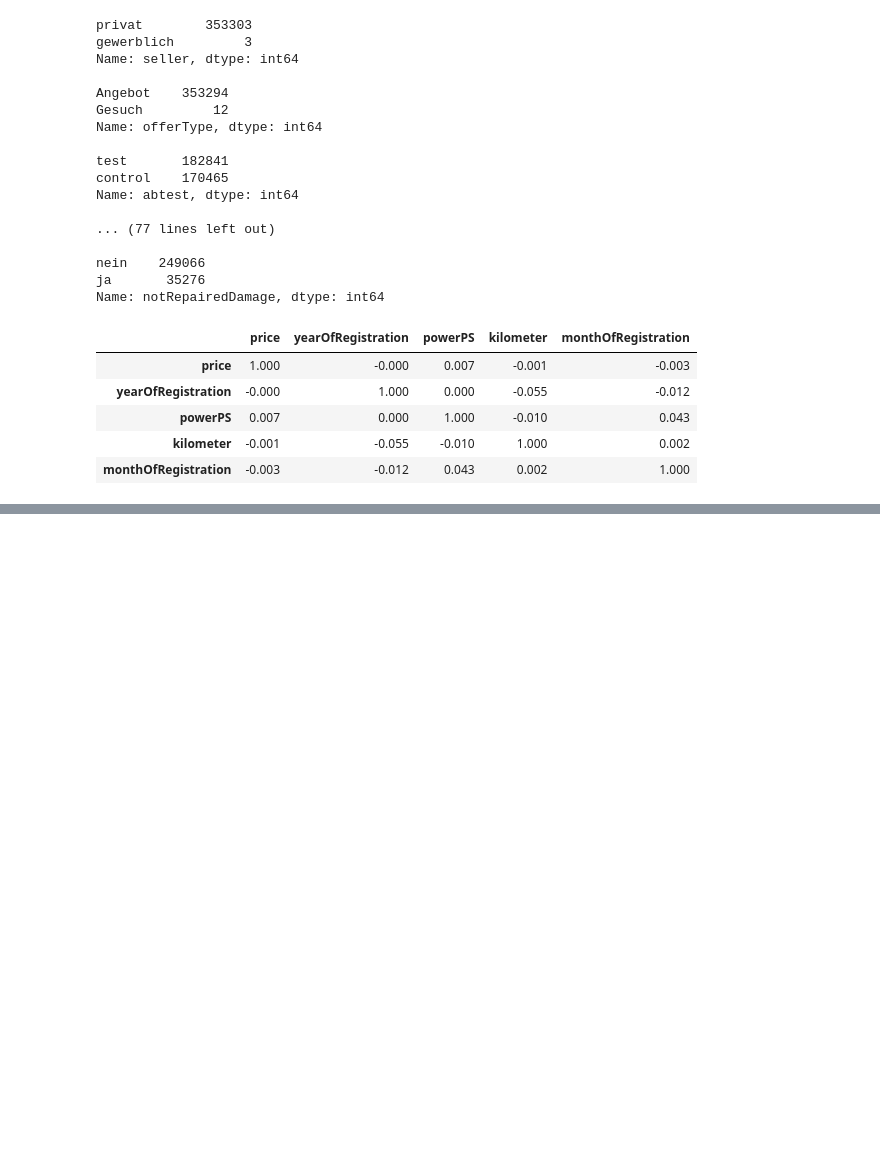
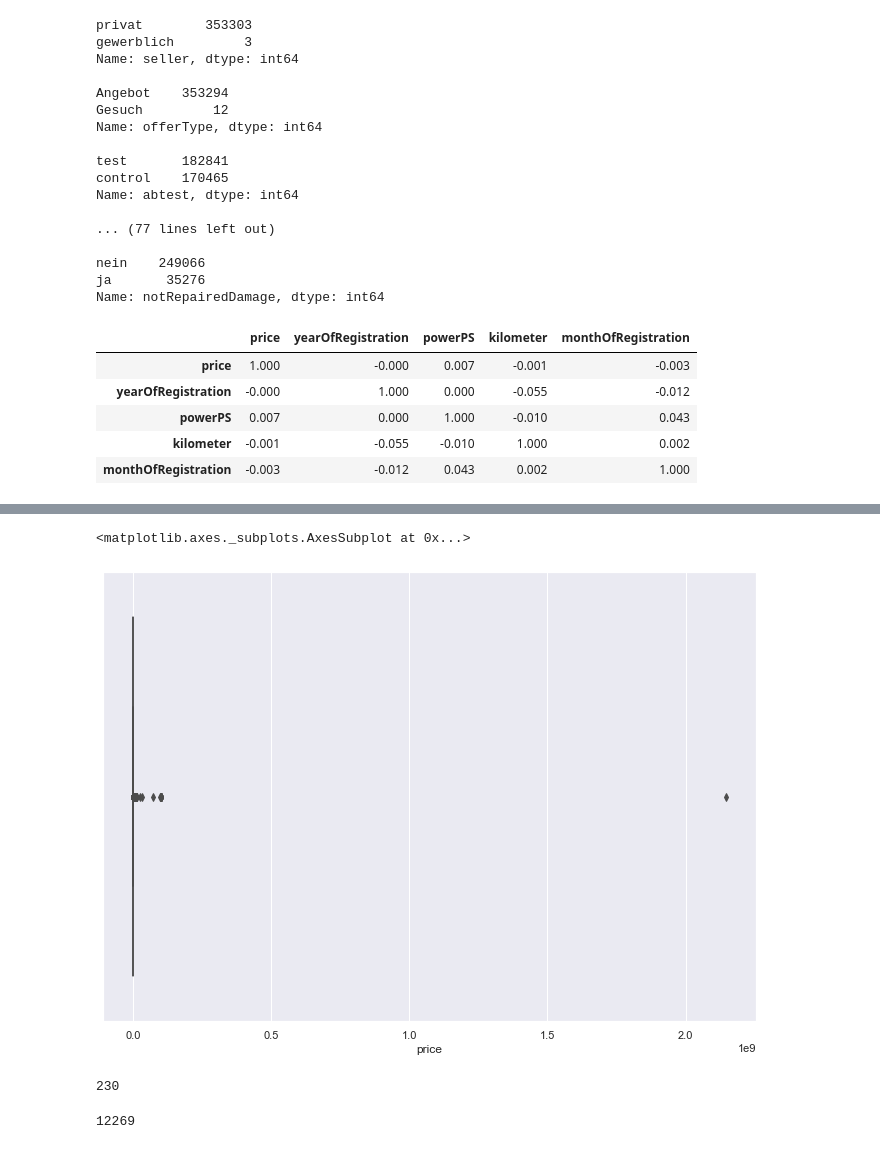
Before and after one commit to ketan9808/ML_Car_price_prediction, a Jupyter notebook: Car_price_prediction.ipynb, the cells around one changed output, grey strips where cells are left out. Cells and saved outputs as stored; diff of their text form; code cells hidden in the pictures; blank space fills up the shorter version.

```diff
--- a/Car_price_prediction.ipynb
+++ b/Car_price_prediction.ipynb
@@ -134,0 +224,14 @@ correlation
+# %%
+sns.boxplot(x = cars.price)
+# %% [output]
+<matplotlib.axes._subplots.AxesSubplot at 0x...>
+[figure, added]
+# %%
+# price range is set to be 100 to 150000
+sum(cars.price > 150000)
+# %% [output]
+230
+# %%
+sum(cars.price < 100)
+# %% [output]
+12269
```
Also changed, not shown: parts of 16 cells of this notebook.
